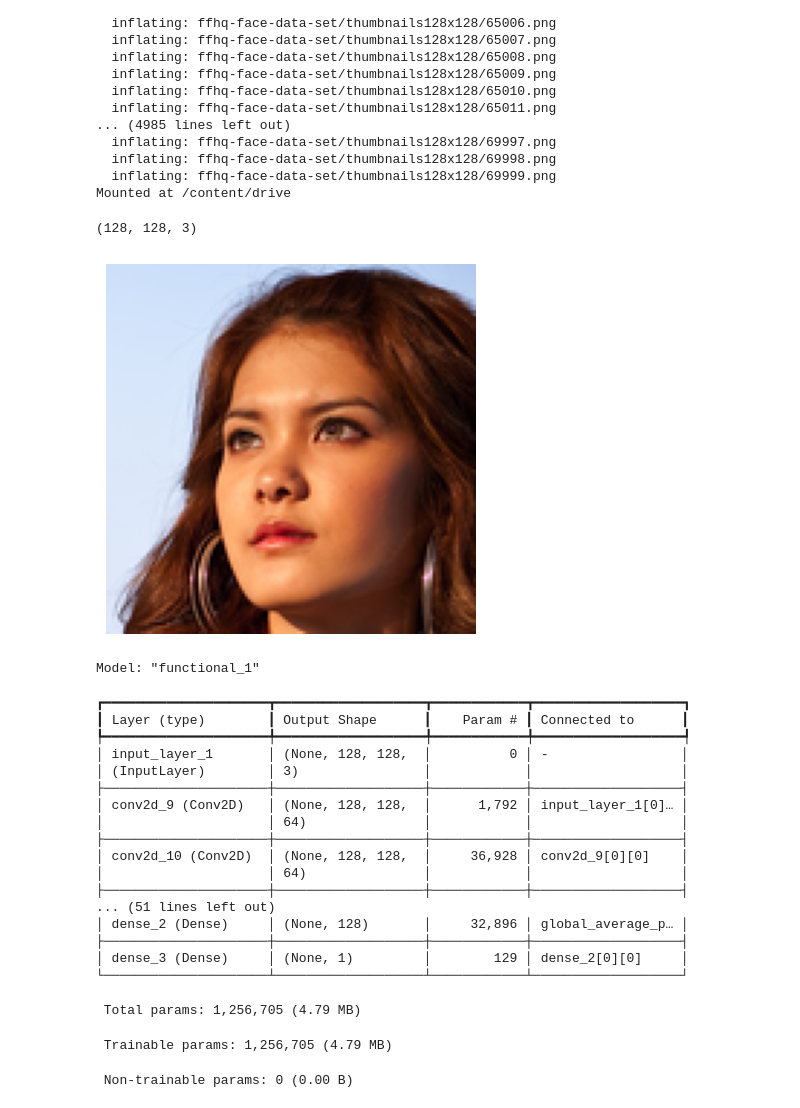
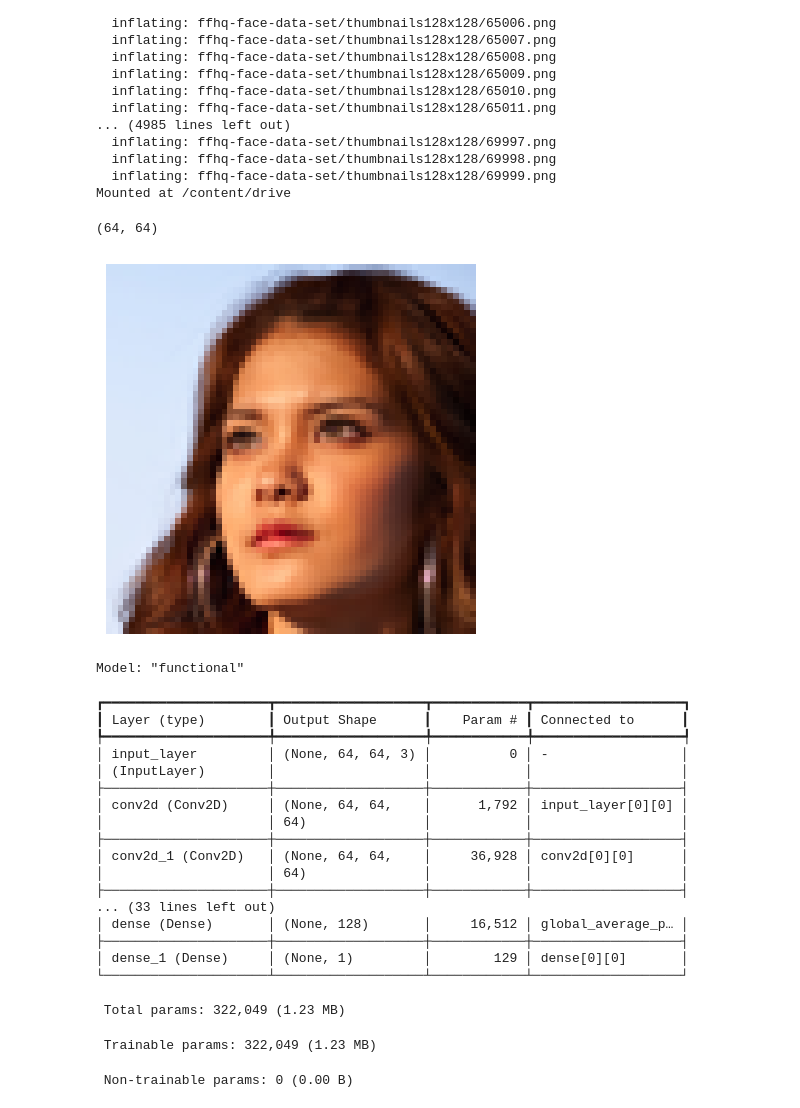
Before and after one commit to LFBJC/machine_learning_systems, a Jupyter notebook: GAN/styleganv3.ipynb, the cells around one changed output. Drawn from its saved outputs; the diff is of its cells as text; code cells hidden in the pictures.

```diff
--- a/GAN/styleganv3.ipynb
+++ b/GAN/styleganv3.ipynb
@@ -24,22 +24,22 @@ A saída de streaming foi truncada nas últimas 5000 linhas.
 Mounted at /content/drive
 # %%
 from matplotlib import pyplot as plt
-import matplotlib.image as mpimg
+from PIL import Image
 
 # 1. Define your image file path
 img_path = 'ffhq-face-data-set/thumbnails128x128/01996.png'
 
 # 2. Read the image file into a NumPy array
-img = mpimg.imread(img_path)
-print(img.shape)
+img = Image.open(img_path).resize((64,64))
+print(img.size)
 
 # 3. Display the image
 plt.imshow(img)
 plt.axis('off') # Optional: Hides the pixel coordinate axes
 plt.show()
 # %% [output]
-(128, 128, 3)
+(64, 64)
-[figure, old version]
+[figure, new version]
 # %%
 import tensorflow as tf
 from tensorflow.keras import models, layers
@@ -65,37 +65,37 @@ def residual_block(x, filters):
     return x
 # %%
 def criar_critico():
-  inputs = layers.Input((128,128,3))
+  inputs = layers.Input((64,64,3))
   x = layers.Conv2D(64, 3, padding="same")(inputs)
   x = residual_block(x, 64)
   x = residual_block(x, 128)
-  x = residual_block(x, 256)
+  # x = residual_block(x, 256)
   x = layers.GlobalAveragePooling2D()(x)
   x = layers.Dense(128)(x)
   outputs = layers.Dense(1)(x)
   return models.Model(inputs, outputs)
 criar_critico().summary()
 # %% [output]
-Model: "functional_1"
+Model: "functional"
 ┏━━━━━━━━━━━━━━━━━━━━━┳━━━━━━━━━━━━━━━━━━━┳━━━━━━━━━━━━┳━━━━━━━━━━━━━━━━━━━┓
 ┃ Layer (type)        ┃ Output Shape      ┃    Param # ┃ Connected to      ┃
 ┡━━━━━━━━━━━━━━━━━━━━━╇━━━━━━━━━━━━━━━━━━━╇━━━━━━━━━━━━╇━━━━━━━━━━━━━━━━━━━┩
-│ input_layer_1       │ (None, 128, 128,  │          0 │ -                 │
-│ (InputLayer)        │ 3)                │            │                   │
+│ input_layer         │ (None, 64, 64, 3) │          0 │ -                 │
+│ (InputLayer)        │                   │            │                   │
 ├─────────────────────┼───────────────────┼────────────┼───────────────────┤
-│ conv2d_9 (Conv2D)   │ (None, 128, 128,  │      1,792 │ input_layer_1[0]… │
+│ conv2d (Conv2D)     │ (None, 64, 64,    │      1,792 │ input_layer[0][0] │
 │                     │ 64)               │            │                   │
 ├─────────────────────┼───────────────────┼────────────┼───────────────────┤
-│ conv2d_10 (Conv2D)  │ (None, 128, 128,  │     36,928 │ conv2d_9[0][0]    │
+│ conv2d_1 (Conv2D)   │ (None, 64, 64,    │     36,928 │ conv2d[0][0]      │
 │                     │ 64)               │            │                   │
 ├─────────────────────┼───────────────────┼────────────┼───────────────────┤
-... (51 lines left out)
-│ dense_2 (Dense)     │ (None, 128)       │     32,896 │ global_average_p… │
+... (33 lines left out)
+│ dense (Dense)       │ (None, 128)       │     16,512 │ global_average_p… │
 ├─────────────────────┼───────────────────┼────────────┼───────────────────┤
-│ dense_3 (Dense)     │ (None, 1)         │        129 │ dense_2[0][0]     │
+│ dense_1 (Dense)     │ (None, 1)         │        129 │ dense[0][0]       │
 └─────────────────────┴───────────────────┴────────────┴───────────────────┘
- Total params: 1,256,705 (4.79 MB)
+ Total params: 322,049 (1.23 MB)
- Trainable params: 1,256,705 (4.79 MB)
+ Trainable params: 322,049 (1.23 MB)
  Non-trainable params: 0 (0.00 B)
 # %%
 GENERATOR_LATENT_DIM = 64
```
Also changed, not shown: parts of 7 cells of this notebook.
